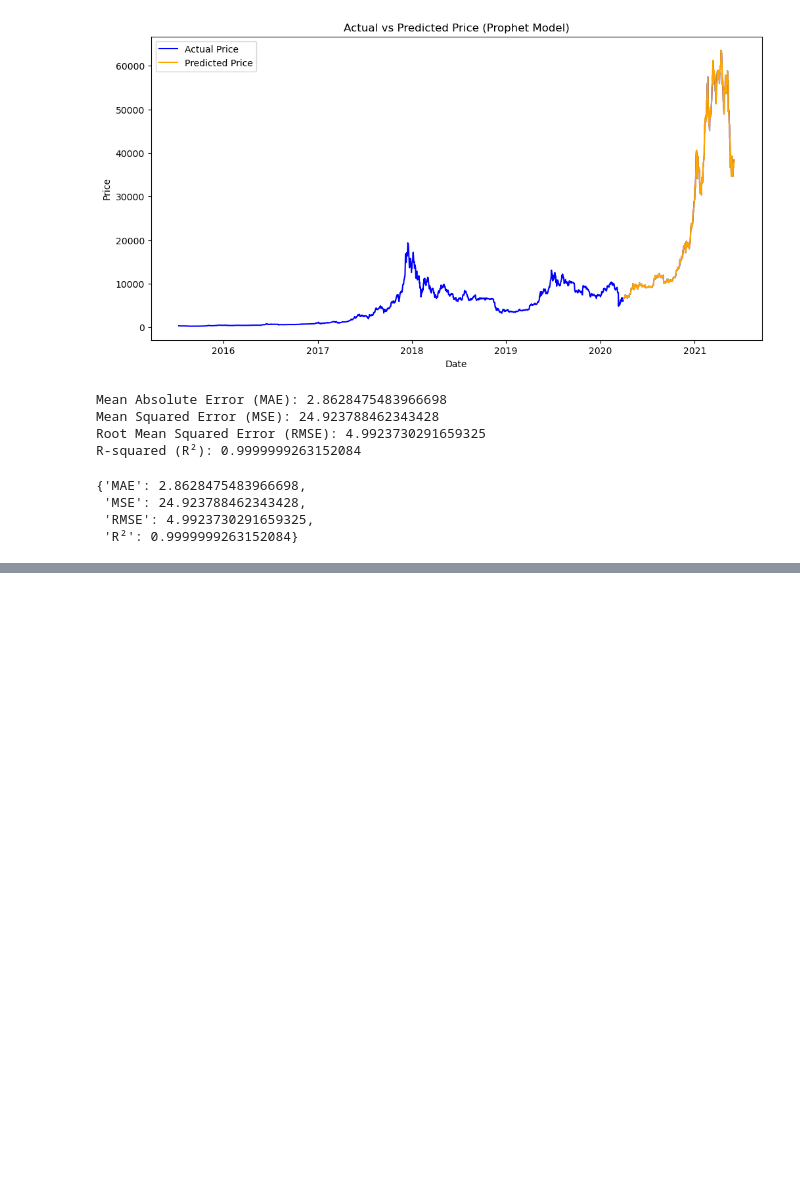
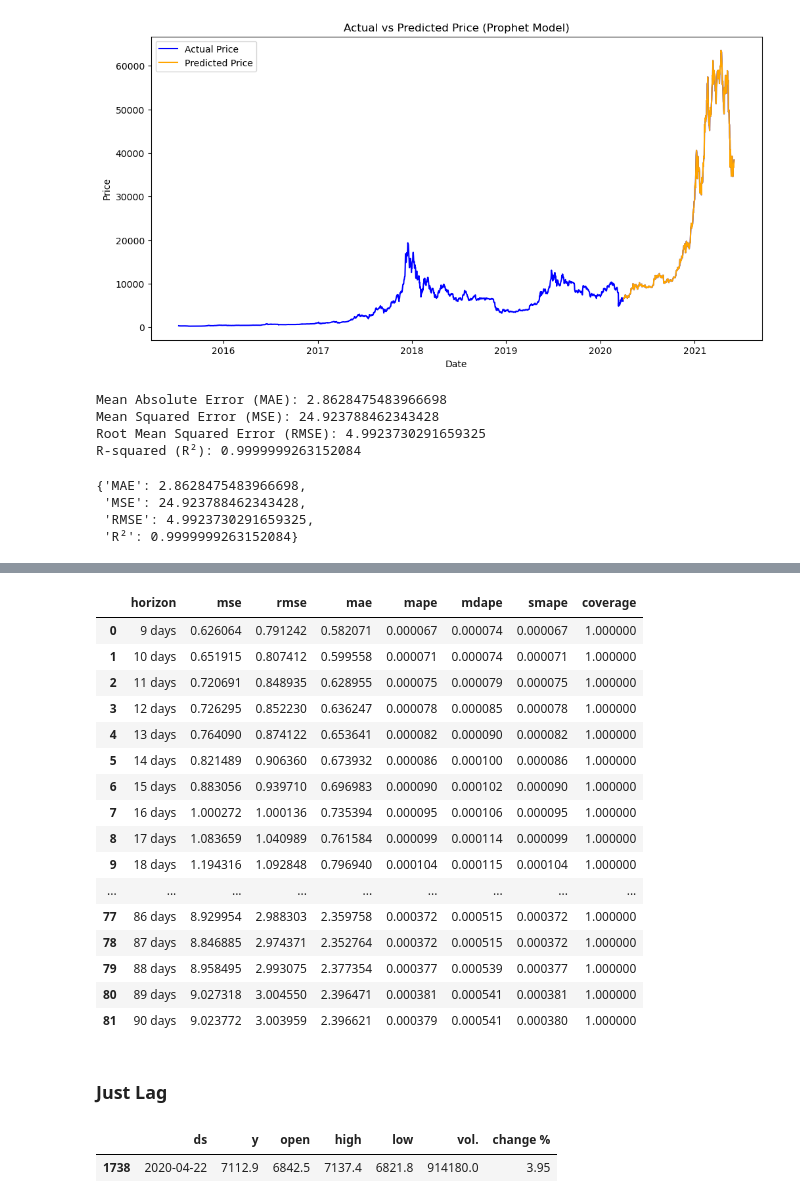
Before and after one commit to DoanNguyen2001/tap_bitcoin, a Jupyter notebook: sandesh_prophet_2.ipynb, the cells around one changed output, grey strips where cells are left out. Drawn from its saved outputs; the diff is of its cells as text; code cells hidden in the pictures; blank space fills up the shorter version.

```diff
--- a/sandesh_prophet_2.ipynb
+++ b/sandesh_prophet_2.ipynb
@@ -635,3 +566,22 @@ R-squared (R²): 0.9999999263152084
  'MSE': 24.923788462343428,
  'RMSE': 4.9923730291659325,
  'R²': 0.9999999263152084}
+# %%
+from prophet.diagnostics import cross_validation
+
+# Define the rolling cross-validation parameters
+initial = '1095 days'    # The initial training period
+period = '180 days'     # Time between each fold
+horizon = '90 days'     # Forecast horizon for each fold
+
+# Perform rolling cross-validation
+df_cv = cross_validation(
+    model_fbp_lag_ma,   # The fitted Prophet model
+    initial=initial,
+    period=period,
+    horizon=horizon,
+    parallel="processes"  # Use parallel processing for faster results
+)
+
+# Display the cross-validation results
+print(df_cv.head())
@@ -637,0 +613,27 @@ R-squared (R²): 0.9999999263152084
+# %%
+from prophet.diagnostics import performance_metrics
+
+# Compute performance metrics like MAPE, RMSE, etc.
+df_performance = performance_metrics(df_cv)
+# %%
+df_performance
+# %% [output]
+|  | horizon | mse | rmse | mae | mape | mdape | smape | coverage |
+| 0 | 9 days | 0.626064 | 0.791242 | 0.582071 | 0.000067 | 0.000074 | 0.000067 | 1.000000 |
+| 1 | 10 days | 0.651915 | 0.807412 | 0.599558 | 0.000071 | 0.000074 | 0.000071 | 1.000000 |
+| 2 | 11 days | 0.720691 | 0.848935 | 0.628955 | 0.000075 | 0.000079 | 0.000075 | 1.000000 |
+| 3 | 12 days | 0.726295 | 0.852230 | 0.636247 | 0.000078 | 0.000085 | 0.000078 | 1.000000 |
+| 4 | 13 days | 0.764090 | 0.874122 | 0.653641 | 0.000082 | 0.000090 | 0.000082 | 1.000000 |
+| 5 | 14 days | 0.821489 | 0.906360 | 0.673932 | 0.000086 | 0.000100 | 0.000086 | 1.000000 |
+| 6 | 15 days | 0.883056 | 0.939710 | 0.696983 | 0.000090 | 0.000102 | 0.000090 | 1.000000 |
+| 7 | 16 days | 1.000272 | 1.000136 | 0.735394 | 0.000095 | 0.000106 | 0.000095 | 1.000000 |
+| 8 | 17 days | 1.083659 | 1.040989 | 0.761584 | 0.000099 | 0.000114 | 0.000099 | 1.000000 |
+| 9 | 18 days | 1.194316 | 1.092848 | 0.796940 | 0.000104 | 0.000115 | 0.000104 | 1.000000 |
+| ... | ... | ... | ... | ... | ... | ... | ... | ... |
+| 77 | 86 days | 8.929954 | 2.988303 | 2.359758 | 0.000372 | 0.000515 | 0.000372 | 1.000000 |
+| 78 | 87 days | 8.846885 | 2.974371 | 2.352764 | 0.000372 | 0.000515 | 0.000372 | 1.000000 |
+| 79 | 88 days | 8.958495 | 2.993075 | 2.377354 | 0.000377 | 0.000539 | 0.000377 | 1.000000 |
+| 80 | 89 days | 9.027318 | 3.004550 | 2.396471 | 0.000381 | 0.000541 | 0.000381 | 1.000000 |
+| 81 | 90 days | 9.023772 | 3.003959 | 2.396621 | 0.000379 | 0.000541 | 0.000380 | 1.000000 |
+# %% [markdown]
+### Just Lag
@@ -637,0 +642,5 @@ R-squared (R²): 0.9999999263152084
+# %%
+df_lag_new.sample()
+# %% [output]
+|  | ds | y | open | high | low | vol. | change % |
+| 1738 | 2020-04-22 | 7112.9 | 6842.5 | 7137.4 | 6821.8 | 914180.0 | 3.95 |
```
Also changed, not shown: parts of 35 cells of this notebook.
